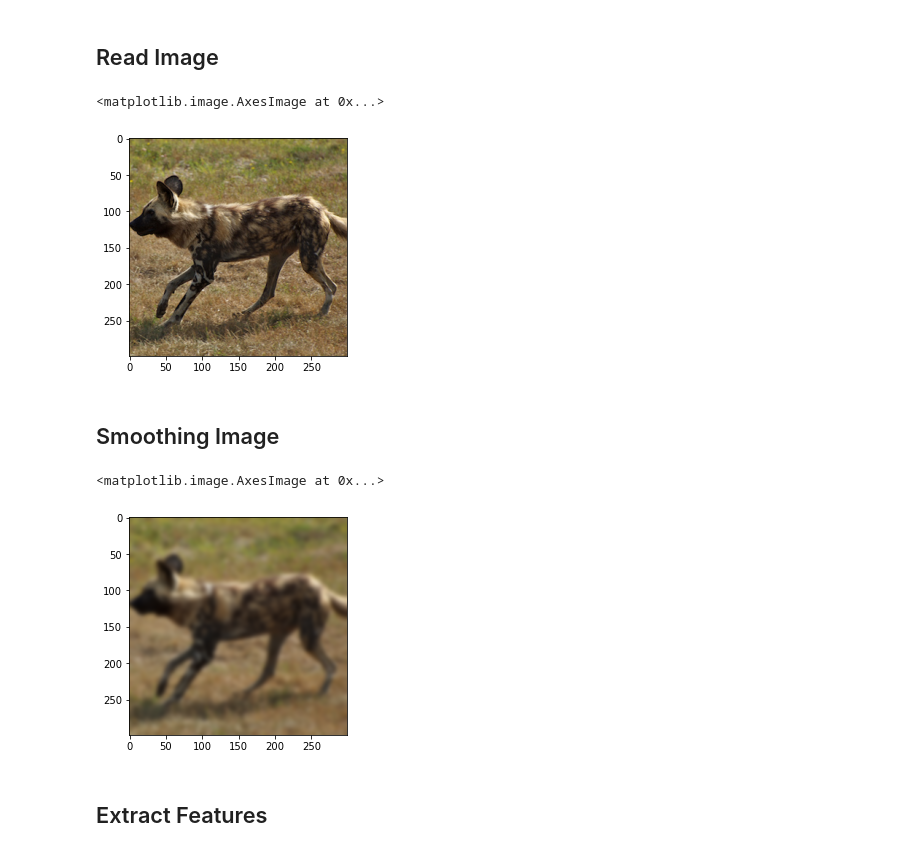
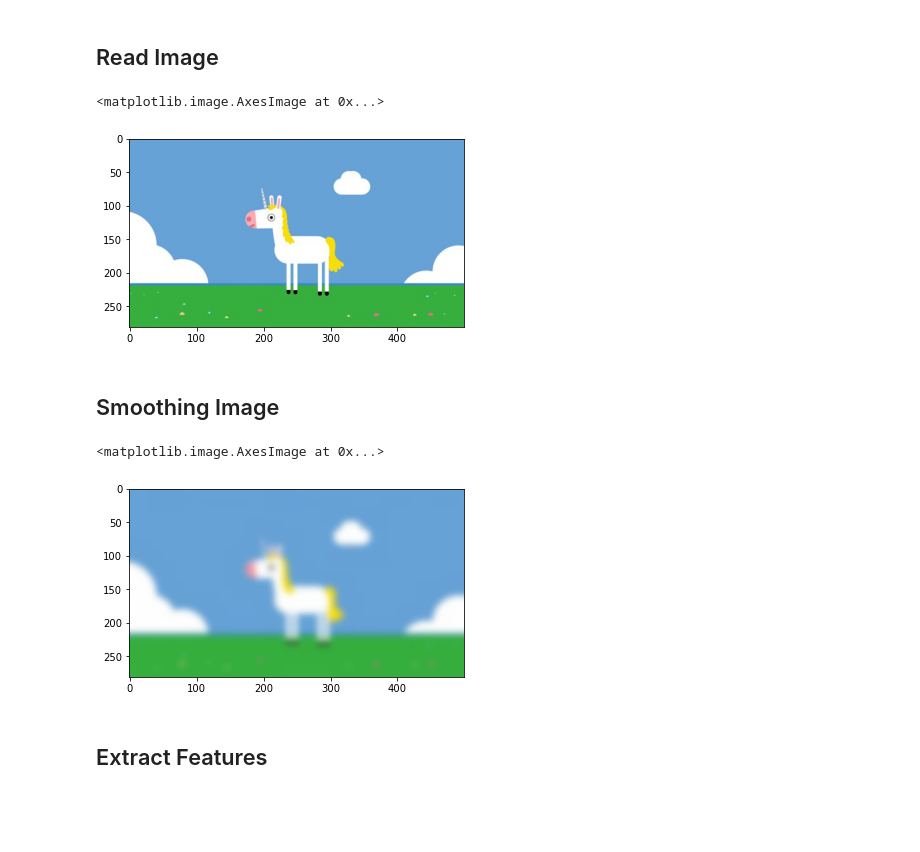
Before and after one commit to Xxxxhx/EM-image-seg, a Jupyter notebook: EM_Segmentation.ipynb, the cells around one changed output. Cells and saved outputs as stored; diff of their text form; code cells hidden in the pictures; blank space fills up the shorter version.

```diff
--- a/EM_Segmentation.ipynb
+++ b/EM_Segmentation.ipynb
@@ -15,21 +15,21 @@ from EM import EM
 # %% [markdown]
 ## Read Image
 # %%
-file = 'images/test_image.png'
+file = 'images/unicorn.jpg'
 img = imread(file)
 plt.imshow(img)
 # %% [output]
 <matplotlib.image.AxesImage at 0x...>
-[figure, old version]
+[figure, new version]
 # %% [markdown]
 ## Smoothing Image
 # %%
-sigma = 3
+sigma = 5
 img = gaussian_filter(img, sigma=(sigma, sigma, 0))
 plt.imshow(img)
 # %% [output]
 <matplotlib.image.AxesImage at 0x...>
-[figure, old version]
+[figure, new version]
 # %% [markdown]
 ## Extract Features
 # %%
```
Also changed, not shown: parts of 2 cells of this notebook, 1 other file.
